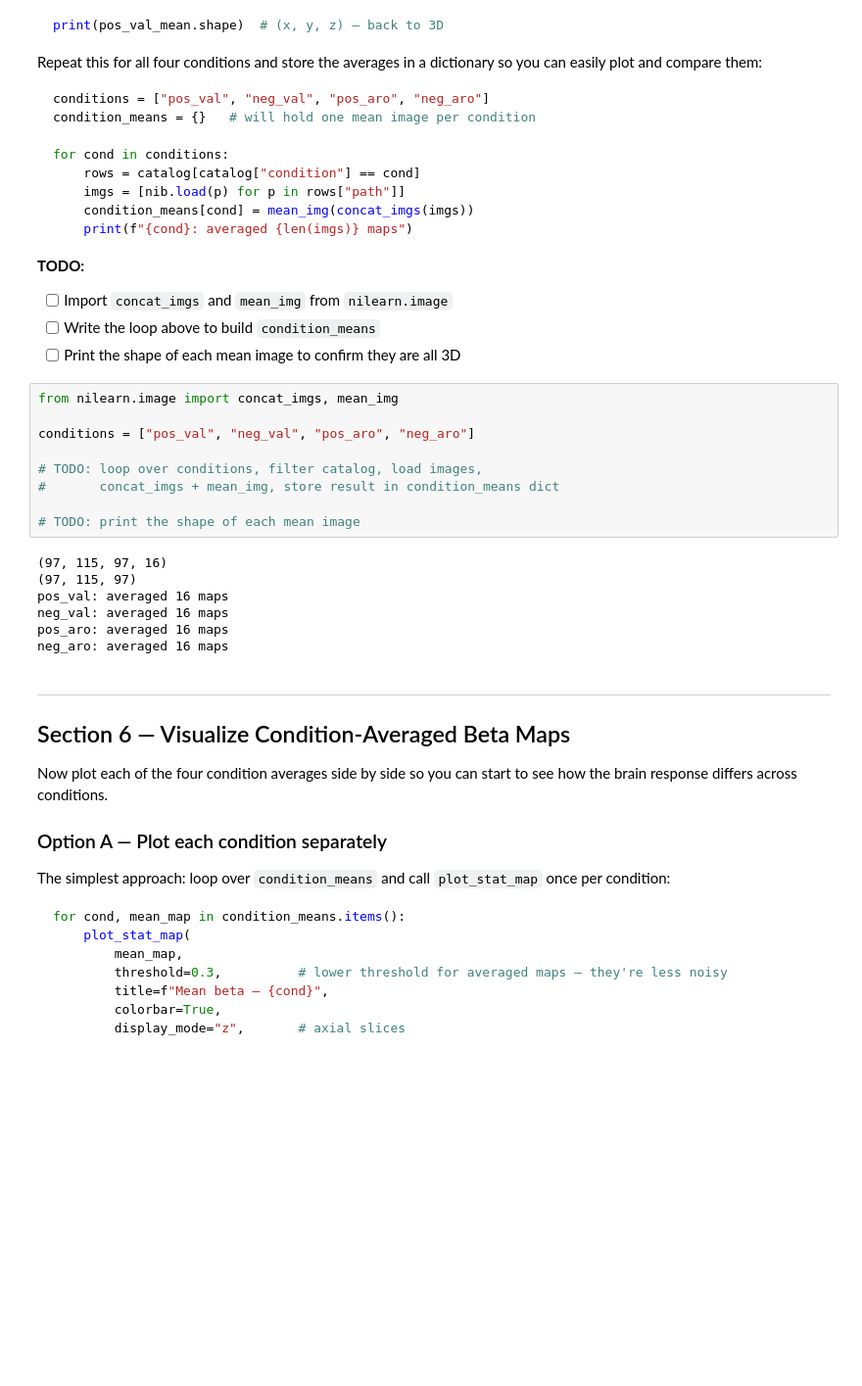
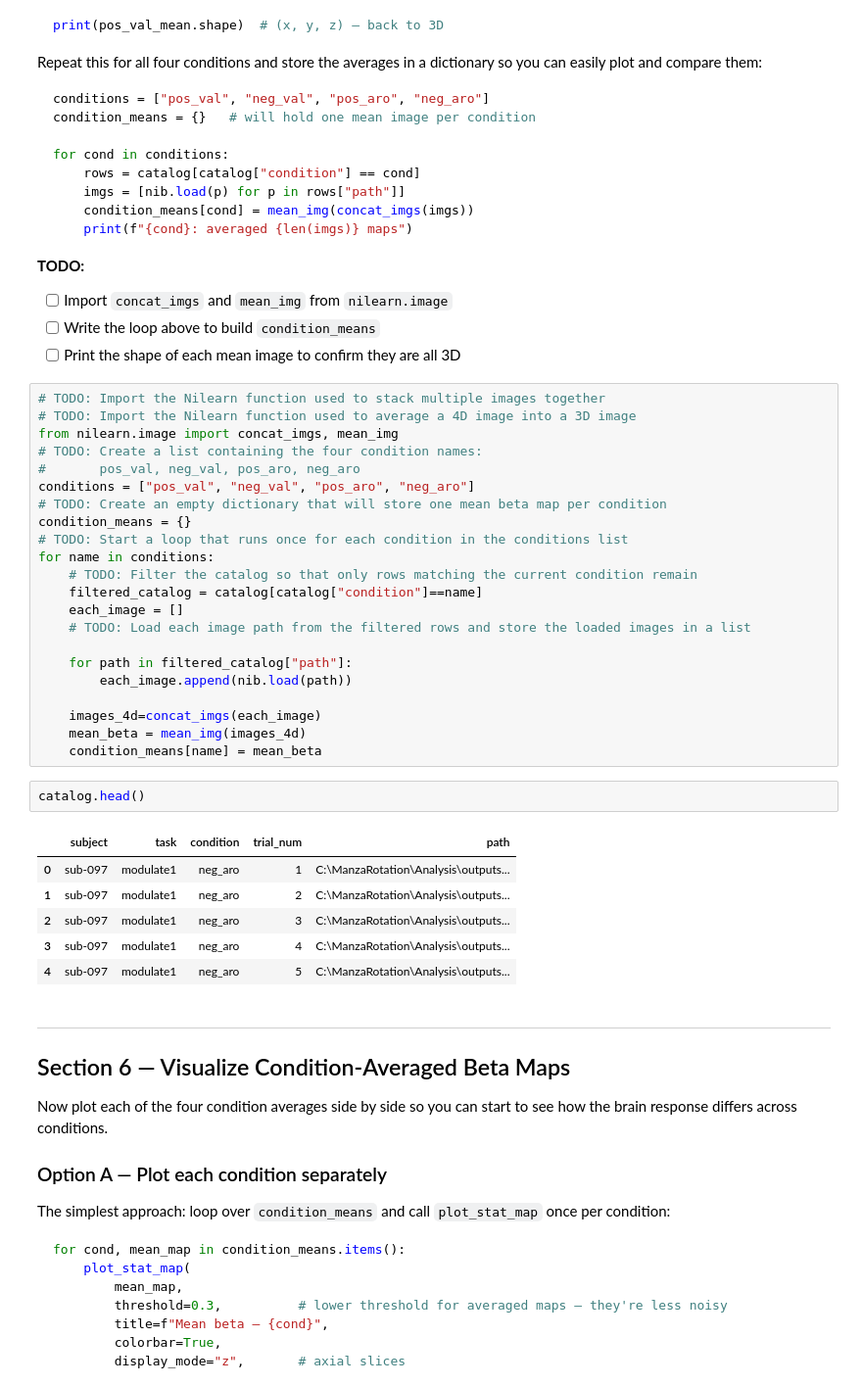
Before and after one commit to jeswhite/ManzaRotationAnalysis, a Jupyter notebook: code/beta_series/04_inspect_beta_series.ipynb, the cells around one changed output. Shown at 98% size. Drawn from its saved outputs; the diff is of its cells as text; blank space fills up the shorter version.

```diff
--- a/code/beta_series/04_inspect_beta_series.ipynb
+++ b/code/beta_series/04_inspect_beta_series.ipynb
@@ -341,21 +349,36 @@ for cond in conditions:
 - [ ] Write the loop above to build `condition_means`
 - [ ] Print the shape of each mean image to confirm they are all 3D
 # %%
+# TODO: Import the Nilearn function used to stack multiple images together
+# TODO: Import the Nilearn function used to average a 4D image into a 3D image
 from nilearn.image import concat_imgs, mean_img
+# TODO: Create a list containing the four condition names:
+#       pos_val, neg_val, pos_aro, neg_aro
+conditions = ["pos_val", "neg_val", "pos_aro", "neg_aro"]
+# TODO: Create an empty dictionary that will store one mean beta map per condition
+condition_means = {}
+# TODO: Start a loop that runs once for each condition in the conditions list
+for name in conditions:
+    # TODO: Filter the catalog so that only rows matching the current condition remain
+    filtered_catalog = catalog[catalog["condition"]==name]
+    each_image = []
+    # TODO: Load each image path from the filtered rows and store the loaded images in a list
 
-conditions = ["pos_val", "neg_val", "pos_aro", "neg_aro"]
+    for path in filtered_catalog["path"]:
+        each_image.append(nib.load(path))
 
-# TODO: loop over conditions, filter catalog, load images,
-#       concat_imgs + mean_img, store result in condition_means dict
-
-# TODO: print the shape of each mean image
+    images_4d=concat_imgs(each_image)
+    mean_beta = mean_img(images_4d)
+    condition_means[name] = mean_beta
-# %% [output]
-(97, 115, 97, 16)
-(97, 115, 97)
-pos_val: averaged 16 maps
-neg_val: averaged 16 maps
-pos_aro: averaged 16 maps
-neg_aro: averaged 16 maps
+# %%
+catalog.head()
+# %% [output]
+|  | subject | task | condition | trial_num | path |
+| 0 | sub-097 | modulate1 | neg_aro | 1 | C:\ManzaRotation\Analysis\outputs... |
+| 1 | sub-097 | modulate1 | neg_aro | 2 | C:\ManzaRotation\Analysis\outputs... |
+| 2 | sub-097 | modulate1 | neg_aro | 3 | C:\ManzaRotation\Analysis\outputs... |
+| 3 | sub-097 | modulate1 | neg_aro | 4 | C:\ManzaRotation\Analysis\outputs... |
+| 4 | sub-097 | modulate1 | neg_aro | 5 | C:\ManzaRotation\Analysis\outputs... |
 # %% [markdown]
 ---
 ## Section 6 — Visualize Condition-Averaged Beta Maps
```
Also changed, not shown: parts of 13 cells of this notebook.
